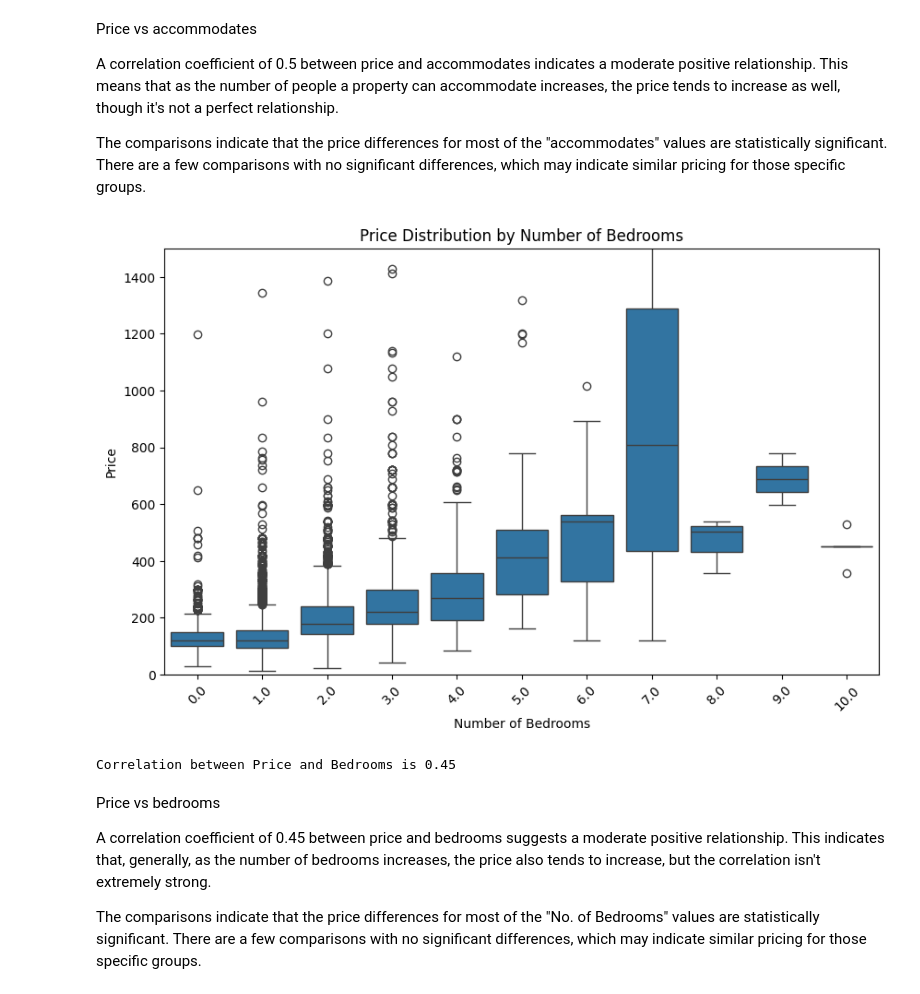
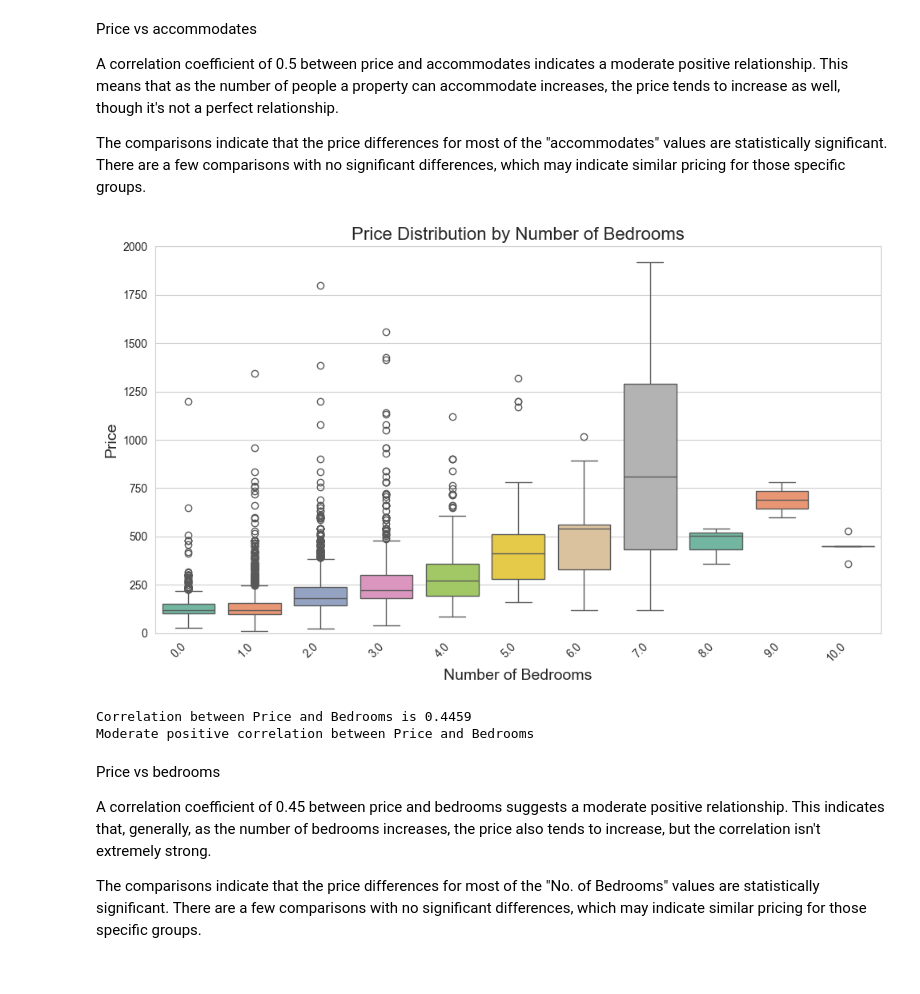
Before and after one commit to vineet416/AirBNB_Data_Analysis, a Jupyter notebook: notebooks/airbnb_data_analysis.ipynb, the cells around one changed output. Saved outputs shown, nothing was run; the diff lists cells and outputs as text; code cells hidden in the pictures.

```diff
--- a/notebooks/airbnb_data_analysis.ipynb
+++ b/notebooks/airbnb_data_analysis.ipynb
@@ -330,24 +369,25 @@ Host ID 2674028, 336950 and 1464510 are the top 3 highest earners. This indicate
 # %% [markdown]
 ## B. Is there any relationship between monthly earning and prices?
 # %%
+# Calculate average monthly earnings and price by host ID
 monthly_earnings = df.groupby("host_id")["monthly_earnings"].mean().reset_index()
 average_price = df.groupby('host_id')['price'].mean().reset_index()
 
 # Merge dataframes
 earnings_price_df = pd.merge(monthly_earnings, average_price, on='host_id')
 
-
 # Plotting Scatter Plot
-plt.figure(figsize=(12.5, 5.5))
-sns.scatterplot(x='price', y='monthly_earnings', data= earnings_price_df)
+plt.figure(figsize=(12, 6))
+sns.set_style("whitegrid")
+sns.scatterplot(x='price', y='monthly_earnings', data=earnings_price_df, alpha=0.7, s=100)
 plt.xlim(0,1000)
 plt.ylim(-100,5000)
-plt.title('Monthly Earnings vs Prices')
-plt.xlabel('Price per Night')
-plt.ylabel('Average Monthly Earnings')
+plt.title('Monthly Earnings vs Prices', fontsize=16)
+plt.xlabel('Price per Night', fontsize=14)
+plt.ylabel('Average Monthly Earnings', fontsize=14)
 plt.show()
 
 # Calculate correlation and p-value
 correlation, p_value = stats.pearsonr(earnings_price_df['monthly_earnings'], earnings_price_df['price'])
-print(f"\nCorrelation between Monthly Earning and Price: {correlation}, P-value: {p_value}")
+print(f"\nCorrelation between Monthly Earning and Price: {correlation:.2f}, P-value: {p_value:.2f}")
 # %% [output]
@@ -548,20 +648,38 @@ The comparisons indicate that the price differences for most of the "accommodate
 # %%
 # Price vs bedrooms
 plt.figure(figsize=(10, 6))
-sns.boxplot(x='bedrooms', y='price', data=df)
-plt.title('Price Distribution by Number of Bedrooms')
-plt.xlabel('Number of Bedrooms')
-plt.ylabel('Price')
-plt.ylim(0,1500)
-plt.xticks(rotation=45)
+sns.boxplot(x='bedrooms', y='price', data=df, palette='Set2')
+plt.title('Price Distribution by Number of Bedrooms', fontsize=16)
+plt.xlabel('Number of Bedrooms', fontsize=14)
+plt.ylabel('Price', fontsize=14)
+plt.ylim(0,2000)
+plt.xticks(rotation=45, ha='right')
+plt.tight_layout()
 plt.show()
 
 # correlation of Price vs Bedrooms
-correlation_price_bedrooms = df['price'].corr(df['bedrooms']).round(2)
+correlation_price_bedrooms = df['price'].corr(df['bedrooms']).round(4)
 print(f"Correlation between Price and Bedrooms is {correlation_price_bedrooms}")
+
+# Interpretation of the correlation coefficient
+if correlation_price_bedrooms > 0.7:
+    print("Strong positive correlation between Price and Bedrooms")
+elif correlation_price_bedrooms > 0.3:
+    print("Moderate positive correlation between Price and Bedrooms")
+elif correlation_price_bedrooms > 0:
+    print("Weak positive correlation between Price and Bedrooms")
+elif correlation_price_bedrooms == 0:
+    print("No correlation between Price and Bedrooms")
+elif correlation_price_bedrooms < -0.7:
+    print("Strong negative correlation between Price and Bedrooms")
+elif correlation_price_bedrooms < -0.3:
+    print("Moderate negative correlation between Price and Bedrooms")
+else:
+    print("Weak negative correlation between Price and Bedrooms")
 # %% [output]
-[figure, old version]
+[figure, new version]
-Correlation between Price and Bedrooms is 0.45
+Correlation between Price and Bedrooms is 0.4459
+Moderate positive correlation between Price and Bedrooms
 # %% [markdown]
 Price vs bedrooms
 
```
Also changed, not shown: parts of 10 cells of this notebook, 1 other file.
